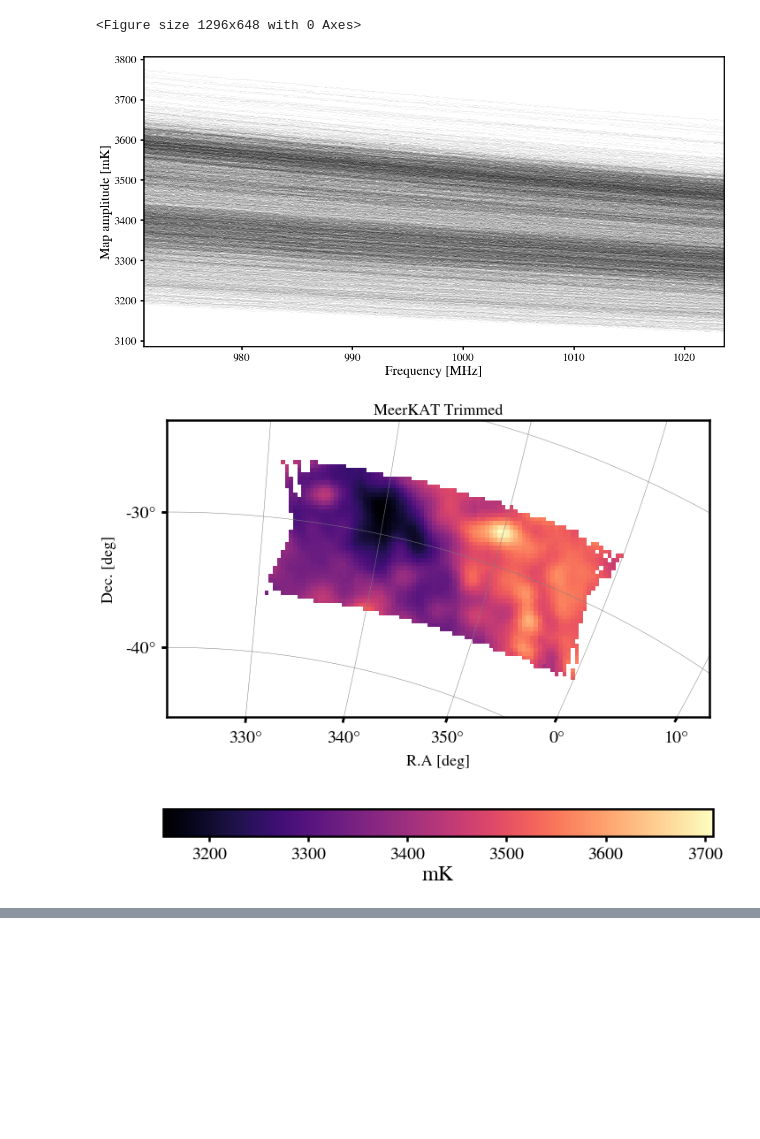
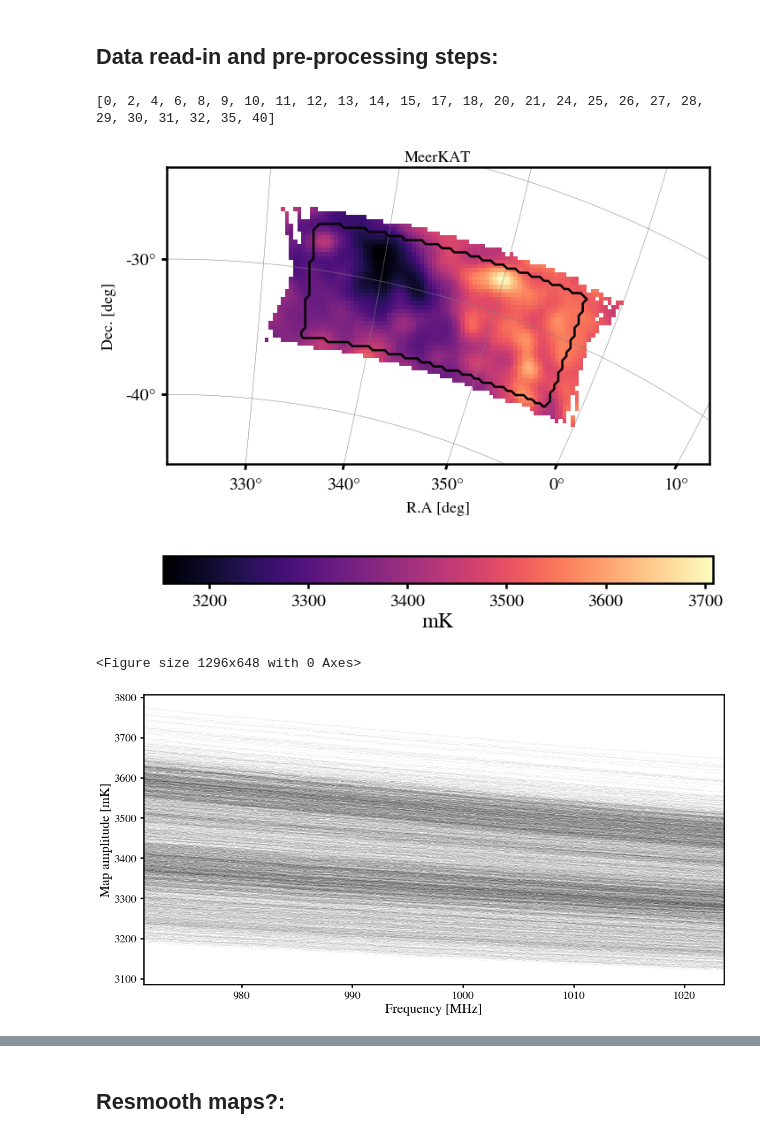
Before and after one commit to meerklass/meerpower, a Jupyter notebook: 2021Lband/gama/gama_stacking.ipynb, the cells around one changed output, grey strips where cells are left out. Cells and saved outputs as stored; diff of their text form; code cells hidden in the pictures; blank space fills up the shorter version.

```diff
--- a/2021Lband/gama/gama_stacking.ipynb
+++ b/2021Lband/gama/gama_stacking.ipynb
@@ -8,6 +8,8 @@ sys.path.insert(1, '/idia/projects/hi_im/meerpower/meerpower')
 import Init
 import plot
 matplotlib.rcParams['figure.figsize'] = (18, 9)
+# %% [markdown]
+## Data read-in and pre-processing steps:
 # %%
 # Read-in level6 MeerKAT data:
 #filestem = '/idia/projects/hi_im/raw_vis/MeerKLASS2021/level6/0.3/sigma_3/data/'
@@ -18,6 +20,26 @@ map_file = filestem + 'Nscan961_Tsky_cube_p0.3d_sigma4.0_iter2.fits'
 numin,numax = 971,1023.8 # default setting in Init.ReadIn()
 MKmap,w_HI,W_HI,counts_HI,dims,ra,dec,nu,wproj = Init.ReadIn(map_file,numin=numin,numax=numax)
 nx,ny,nz = np.shape(MKmap)
+
+doMultiMapClean = True # Set True to clean all scans seperately then recombine
+if doMultiMapClean==True:
+    ############## CHOSE LEVEL 5 MAPS TO ANALYSE HERE: ###################
+    ## - where individial dish and scan maps are stored - ################
+    #level5path = '/idia/projects/hi_im/raw_vis/MeerKLASS2021/level5/0.3/data/' # previous sky model calibration technique
+    level5path = '/idia/projects/hi_im/raw_vis/MeerKLASS2021/self_cal/pix0.3_sigma4_count40/level5/re_cali1_round5/' # updated self-calibration technique
+    ######################################################################
+    dish_indx = np.arange(64)
+    scan_indx = np.arange(41)
+    scan,dish = Init.get2021IDs()
+    scan_indx_valid = []
+    for n in scan_indx:
+        count = 0
+        for m in dish_indx:
+            filename = level5path + scan[n]+'_m0'+dish[m]+'_Sum_Tsky_xy_p0.3d.fits'
+            if os.path.isfile(filename) is True: count+=1 # check file exists, if so, count
+        if count>0: scan_indx_valid.append(n)
+    print(scan_indx_valid)
+    scan_indx = np.array(scan_indx_valid)
 
 ### Initialise some fiducial cosmology and survey parameters:
 import cosmo
@@ -26,43 +48,45 @@ zeff = (nu_21cm/np.median(nu)) - 1 # Effective redshift (redshift of median freq
 cosmo.SetCosmology(builtincosmo='Planck18',z=zeff,UseCLASS=True)
 Pmod = cosmo.GetModelPk(zeff,kmax=25,UseCLASS=True) # high-kmax needed for large k-modes in NGP alisasing correction
 f = cosmo.f(zeff)
 sig_v = 0
 b_HI = 1.5
 b_g = 1.6 # tuned by eye in GAMA auto-corr
 OmegaHIbHI = 0.85e-3 # MKxWiggleZ constraint
 OmegaHI = OmegaHIbHI/b_HI
 import HItools
 import telescope
 Tbar = HItools.Tbar(zeff,OmegaHI)
 D_dish = 13.5 # Dish-diameter [metres]
 theta_FWHM,R_beam = telescope.getbeampars(D_dish,np.median(nu))
 gamma = 1.4
 #gamma = None
 
 ### Remove incomplete LoS pixels from maps:
 MKmap,w_HI,W_HI,counts_HI = Init.FilterIncompleteLoS(MKmap,w_HI,W_HI,counts_HI)
 
 ### Trim map edges (can fine-tune boarders if needed):
-'''
-raminMK,ramaxMK = 334,357
-decminMK,decmaxMK = -35,-26.5
-### Before trimming map, show contour of trimmed area:
-MKmap_untrim,W_HI_untrim = np.copy(MKmap),np.copy(W_HI)
-plot.Map(MKmap_untrim,W=W_HI_untrim,map_ra=ra,map_dec=dec,wproj=wproj,title='MeerKAT',cbarshrink=0.6)
-MKmap,w_HI,W_HI,counts_HI = Init.MapTrim(ra,dec,MKmap,w_HI,W_HI,counts_HI,ramin=raminMK,ramax=ramaxMK,decmin=decminMK,decmax=decmaxMK)
-contours = plt.contour(W_HI[:,:,0].T, levels=[0.5], colors='black')
-plt.show()
-'''
+doTrim = False
+if doTrim==True or doMultiMapClean==True:
+    raminMK,ramaxMK = 334,357
+    decminMK,decmaxMK = -35,-26.5
+    ### Before trimming map, show contour of trimmed area:
+    MKmap_untrim,W_HI_untrim = np.copy(MKmap),np.copy(W_HI)
+    plot.Map(MKmap_untrim,W=W_HI_untrim,map_ra=ra,map_dec=dec,wproj=wproj,title='MeerKAT',cbarshrink=0.6)
+    MKmap,w_HI,W_HI,counts_HI = Init.MapTrim(ra,dec,MKmap,w_HI,W_HI,counts_HI,ramin=raminMK,ramax=ramaxMK,decmin=decminMK,decmax=decmaxMK)
+    contours = plt.contour(W_HI[:,:,0].T, levels=[0.5], colors='black')
+    plt.show()
+
 plot.LoSspectra(MKmap,W=W_HI,zaxis=nu,xlabel='Frequency [MHz]',lw=0.05)
 plt.show()
 
 ### IM weights (averaging of counts along LoS so not to increase rank of the map for FG cleaning):
 w_HI = np.repeat(np.mean(counts_HI,2)[:, :, np.newaxis], nz, axis=2)
 
 plot.Map(MKmap,W=W_HI,map_ra=ra,map_dec=dec,wproj=wproj,title='MeerKAT Trimmed',cbarshrink=0.6)
 plot.Map(counts_HI,W=W_HI,map_ra=ra,map_dec=dec,wproj=wproj,title='Counts (using as weights)',cbarshrink=0.6)
 plt.show()
 # %% [output]
-<Figure size 1296x648 with 0 Axes>
+[0, 2, 4, 6, 8, 9, 10, 11, 12, 13, 14, 15, 17, 18, 20, 21, 24, 25, 26, 27, 28, 29, 30, 31, 32, 35, 40]
-[figure, old version]
+[figure, new version]
+<Figure size 1296x648 with 0 Axes>
-[figure, old version]
+[figure, new version]
@@ -70 +95,3 @@ plt.show()
+# %% [markdown]
+## Resmooth maps?:
 # %%
```
Also changed, not shown: parts of 12 cells of this notebook.
